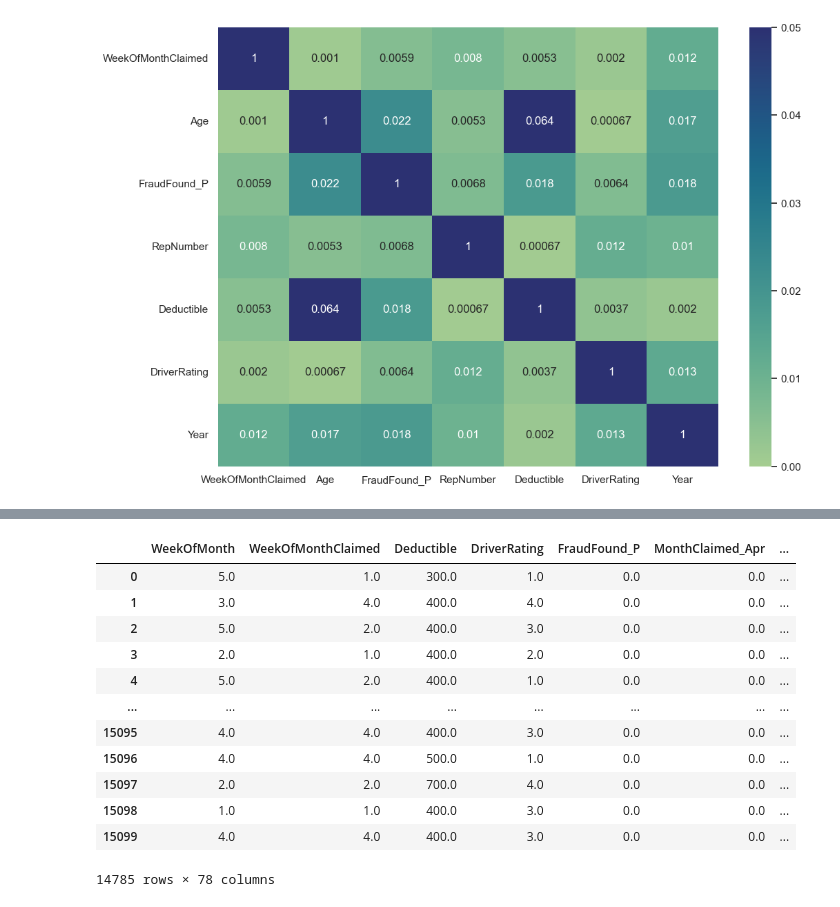
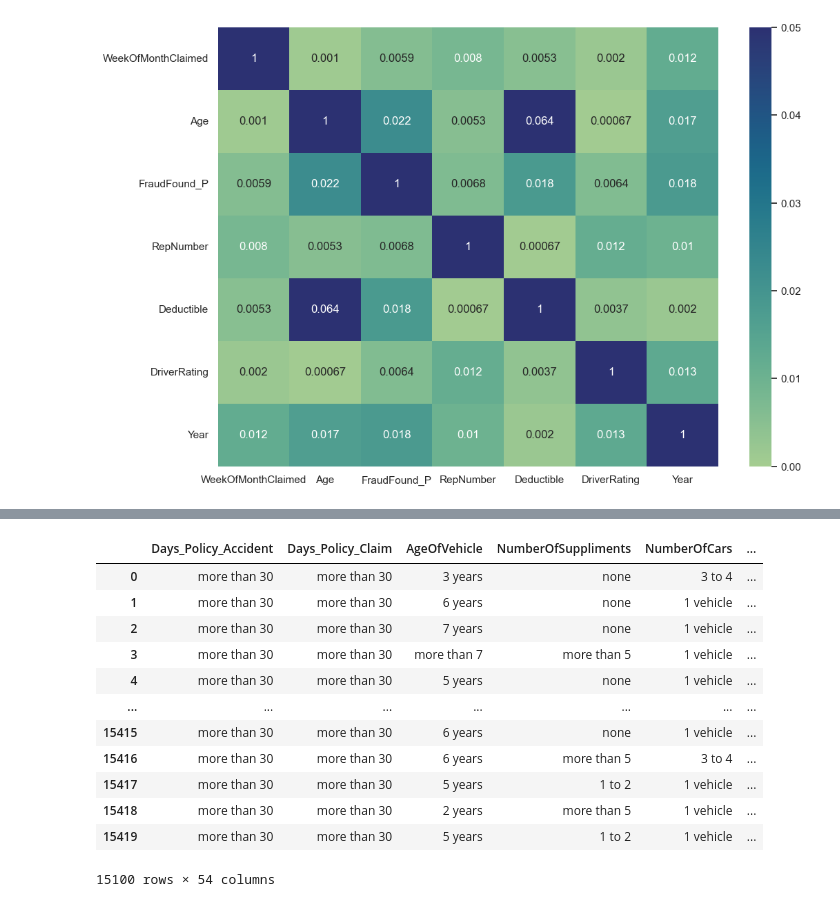
Before and after one commit to smirs/car-insurance-fraud-detection, a Jupyter notebook: fraud_detection.ipynb, the cells around one changed output, grey strips where cells are left out. Saved outputs shown, nothing was run; the diff lists cells and outputs as text; code cells hidden in the pictures.

```diff
--- a/fraud_detection.ipynb
+++ b/fraud_detection.ipynb
@@ -448,23 +388,32 @@ one_hot_encoded = encoder.fit_transform(my_data[categorical_columns])
-# %%
-one_hot_model_data = pd.DataFrame(one_hot_encoded, columns=encoder.get_feature_names_out(categorical_columns))
-
-model_data_encoded = pd.concat([my_data, one_hot_model_data], axis=1)
-
-model_data_encoded = model_data_encoded.drop(categorical_columns, axis=1)
-model_data_encoded = model_data_encoded.dropna()
-
-model_data_encoded
-# %% [output]
-|  | WeekOfMonth | WeekOfMonthClaimed | Deductible | DriverRating | FraudFound_P | MonthClaimed_Apr | ... |
-| 0 | 5.0 | 1.0 | 300.0 | 1.0 | 0.0 | 0.0 | ... |
-| 1 | 3.0 | 4.0 | 400.0 | 4.0 | 0.0 | 0.0 | ... |
-| 2 | 5.0 | 2.0 | 400.0 | 3.0 | 0.0 | 0.0 | ... |
-| 3 | 2.0 | 1.0 | 400.0 | 2.0 | 0.0 | 0.0 | ... |
-| 4 | 5.0 | 2.0 | 400.0 | 1.0 | 0.0 | 0.0 | ... |
-| ... | ... | ... | ... | ... | ... | ... | ... |
-| 15095 | 4.0 | 4.0 | 400.0 | 3.0 | 0.0 | 0.0 | ... |
-| 15096 | 4.0 | 4.0 | 500.0 | 1.0 | 0.0 | 0.0 | ... |
-| 15097 | 2.0 | 2.0 | 700.0 | 4.0 | 0.0 | 0.0 | ... |
-| 15098 | 1.0 | 1.0 | 400.0 | 3.0 | 0.0 | 0.0 | ... |
-| 15099 | 4.0 | 4.0 | 400.0 | 3.0 | 0.0 | 0.0 | ... |
-14785 rows × 78 columns
+# %%
+# Select and categorize features to be used in model
+
+nominal = [
+"MonthClaimed",
+"Fault",
+"PolicyType",
+"VehicleCategory",
+"PoliceReportFiled",
+"WitnessPresent",
+"AgentType",
+"AddressChange_Claim",
+"BasePolicy",
+'AccidentArea'
+]
+
+ordinal = [
+"Days_Policy_Accident",
+"Days_Policy_Claim",
+"AgeOfVehicle",
+"NumberOfSuppliments",
+"NumberOfCars",
+"VehiclePrice",
+]
+
+numerical = ["WeekOfMonth",
+"WeekOfMonthClaimed",
+"Deductible",
+"DriverRating",
+"Age"]
+
+my_data = fraud_data_cleaned.loc[:,nominal+ordinal+numerical+["FraudFound_P"]]
@@ -470,0 +428,17 @@ model_data_encoded
+# %%
+model_data_encoded = pd.concat([my_data, one_hot_encoded_data], axis=1).drop(columns=nominal_columns)
+model_data_encoded
+# %% [output]
+|  | Days_Policy_Accident | Days_Policy_Claim | AgeOfVehicle | NumberOfSuppliments | NumberOfCars | ... |
+| 0 | more than 30 | more than 30 | 3 years | none | 3 to 4 | ... |
+| 1 | more than 30 | more than 30 | 6 years | none | 1 vehicle | ... |
+| 2 | more than 30 | more than 30 | 7 years | none | 1 vehicle | ... |
+| 3 | more than 30 | more than 30 | more than 7 | more than 5 | 1 vehicle | ... |
+| 4 | more than 30 | more than 30 | 5 years | none | 1 vehicle | ... |
+| ... | ... | ... | ... | ... | ... | ... |
+| 15415 | more than 30 | more than 30 | 6 years | none | 1 vehicle | ... |
+| 15416 | more than 30 | more than 30 | 6 years | more than 5 | 3 to 4 | ... |
+| 15417 | more than 30 | more than 30 | 5 years | 1 to 2 | 1 vehicle | ... |
+| 15418 | more than 30 | more than 30 | 2 years | more than 5 | 1 vehicle | ... |
+| 15419 | more than 30 | more than 30 | 5 years | 1 to 2 | 1 vehicle | ... |
+15100 rows × 54 columns
```
Also changed, not shown: parts of 26 cells of this notebook.
